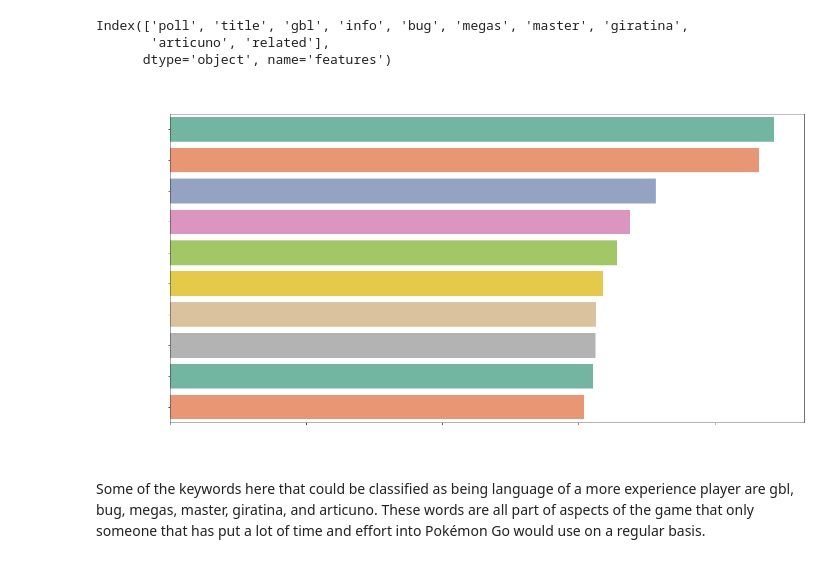
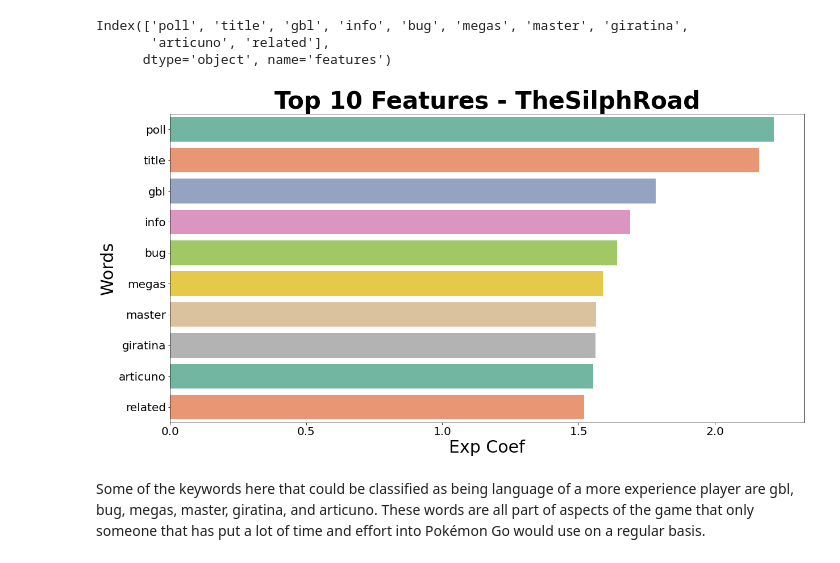
Before and after one commit to jesseptao/silph-v-pogo, a Jupyter notebook: code/05_Production_Model_and_Conclusion.ipynb, the cells around one changed output. Cells and saved outputs as stored; diff of their text form; code cells hidden in the pictures.

Commit message:
add one more visual to README

```diff
--- a/code/05_Production_Model_and_Conclusion.ipynb
+++ b/code/05_Production_Model_and_Conclusion.ipynb
@@ -159,16 +159,16 @@ Index(['poll', 'title', 'gbl', 'info', 'bug', 'megas', 'master', 'giratina',
 # %%
 plt.figure(figsize=(20,10))
 sns.barplot(y = coef_df['exp_coef'].sort_values(ascending = False).head(10).index,
            x = coef_df['exp_coef'].sort_values(ascending = False).head(10), orient = 'h',
            palette = sns.color_palette("Set2"))
-plt.yticks(fontsize=20, color = 'white')
-plt.xticks(fontsize=20, color = 'white')
-plt.xlabel('Exp Coef', fontsize=30, color = 'white')
-plt.ylabel('Words', fontsize = 30, color = 'white')
-plt.title(f'Top 10 Features - TheSilphRoad', fontsize=42, color = 'white', fontweight = 'bold')
+plt.yticks(fontsize=20)
+plt.xticks(fontsize=20)
+plt.xlabel('Exp Coef', fontsize=30)
+plt.ylabel('Words', fontsize = 30)
+plt.title(f'Top 10 Features - TheSilphRoad', fontsize=42, fontweight = 'bold')
 plt.savefig('../images/top_10_features.png')
 # %% [output]
-[figure, old version]
+[figure, new version]
 # %% [markdown]
 Some of the keywords here that could be classified as being language of a more experience player are gbl, bug, megas, master, giratina, and articuno. These words are all part of aspects of the game that only someone that has put a lot of time and effort into Pokémon Go would use on a regular basis.
 # %% [markdown]
```
Also changed, not shown: 2 other files.
